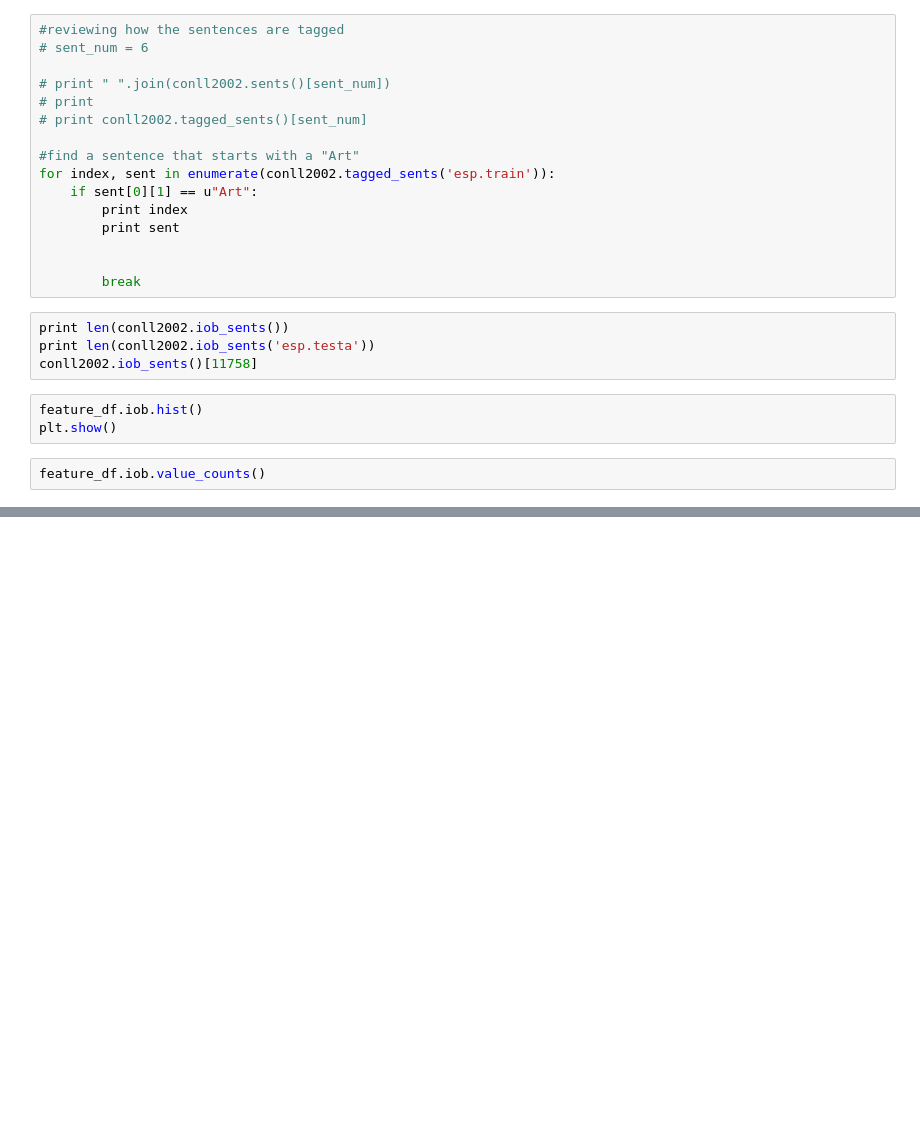
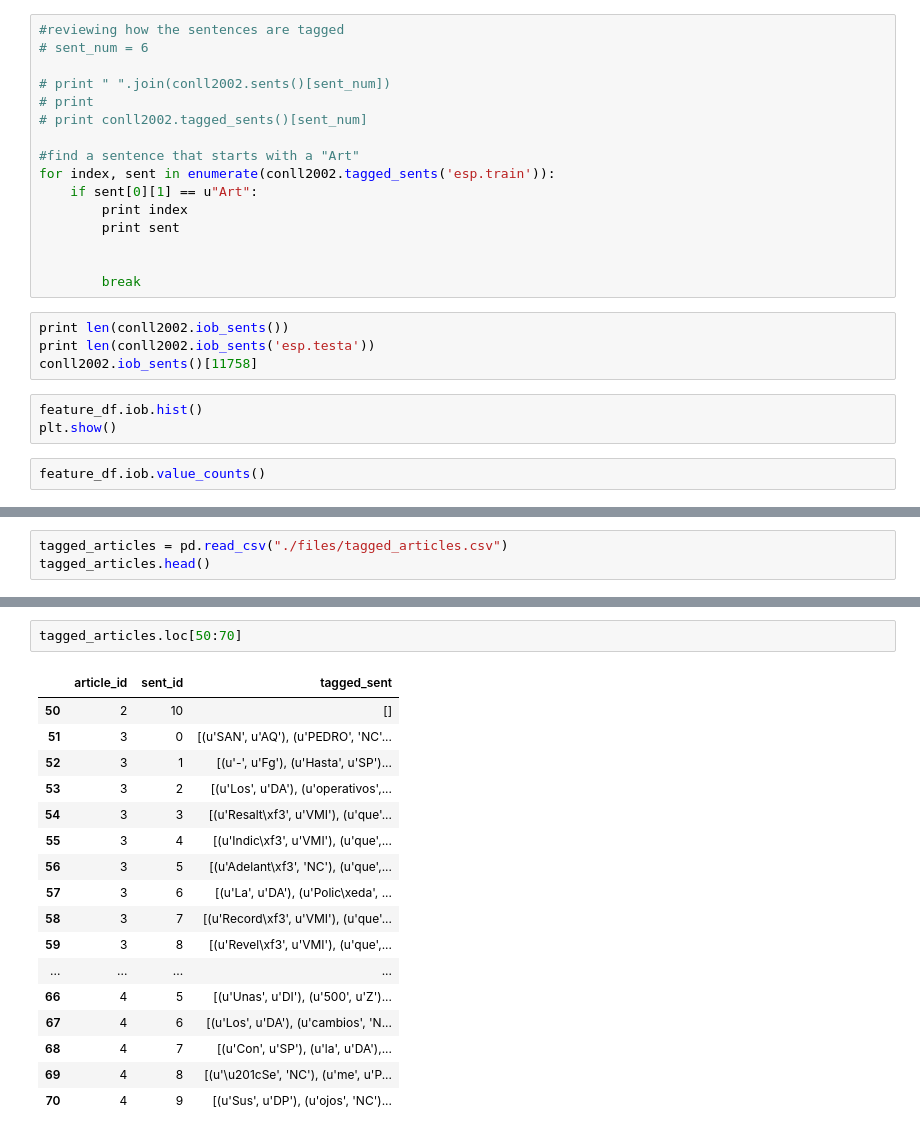
Before and after one commit to adtabora/criminal_risk, a Jupyter notebook: NLTK TESTS.ipynb, the cells around one changed output, grey strips where cells are left out. Cells and saved outputs as stored; diff of their text form; blank space fills up the shorter version.

```diff
--- a/NLTK TESTS.ipynb
+++ b/NLTK TESTS.ipynb
@@ -452,0 +463,3 @@ feature_df.iob.value_counts()
+# %%
+tagged_articles = pd.read_csv("./files/tagged_articles.csv")
+tagged_articles.head()
@@ -452,0 +473,20 @@ feature_df.iob.value_counts()
+# %%
+tagged_articles.loc[50:70]
+# %% [output]
+|  | article_id | sent_id | tagged_sent |
+| 50 | 2 | 10 | [] |
+| 51 | 3 | 0 | [(u'SAN', u'AQ'), (u'PEDRO', 'NC'... |
+| 52 | 3 | 1 | [(u'-', u'Fg'), (u'Hasta', u'SP')... |
+| 53 | 3 | 2 | [(u'Los', u'DA'), (u'operativos',... |
+| 54 | 3 | 3 | [(u'Resalt\xf3', u'VMI'), (u'que'... |
+| 55 | 3 | 4 | [(u'Indic\xf3', u'VMI'), (u'que',... |
+| 56 | 3 | 5 | [(u'Adelant\xf3', 'NC'), (u'que',... |
+| 57 | 3 | 6 | [(u'La', u'DA'), (u'Polic\xeda', ... |
+| 58 | 3 | 7 | [(u'Record\xf3', u'VMI'), (u'que'... |
+| 59 | 3 | 8 | [(u'Revel\xf3', u'VMI'), (u'que',... |
+| ... | ... | ... | ... |
+| 66 | 4 | 5 | [(u'Unas', u'DI'), (u'500', u'Z')... |
+| 67 | 4 | 6 | [(u'Los', u'DA'), (u'cambios', 'N... |
+| 68 | 4 | 7 | [(u'Con', u'SP'), (u'la', u'DA'),... |
+| 69 | 4 | 8 | [(u'\u201cSe', 'NC'), (u'me', u'P... |
+| 70 | 4 | 9 | [(u'Sus', u'DP'), (u'ojos', 'NC')... |
```
Also changed, not shown: parts of 4 cells of this notebook, 7 other files.
